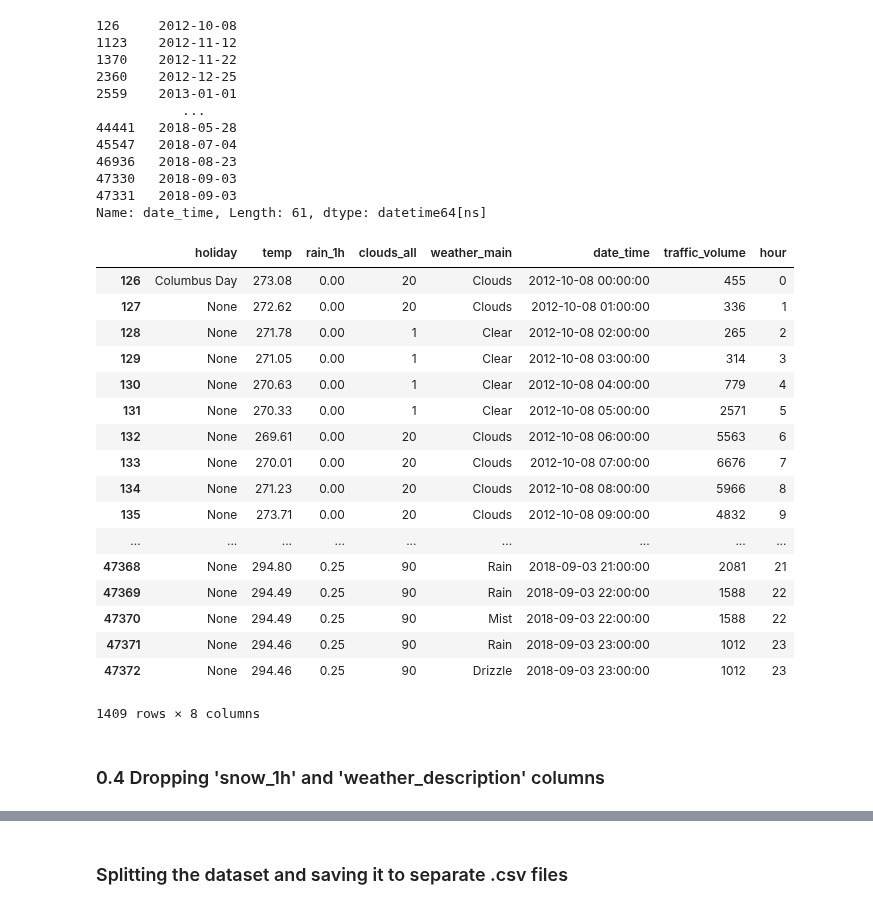
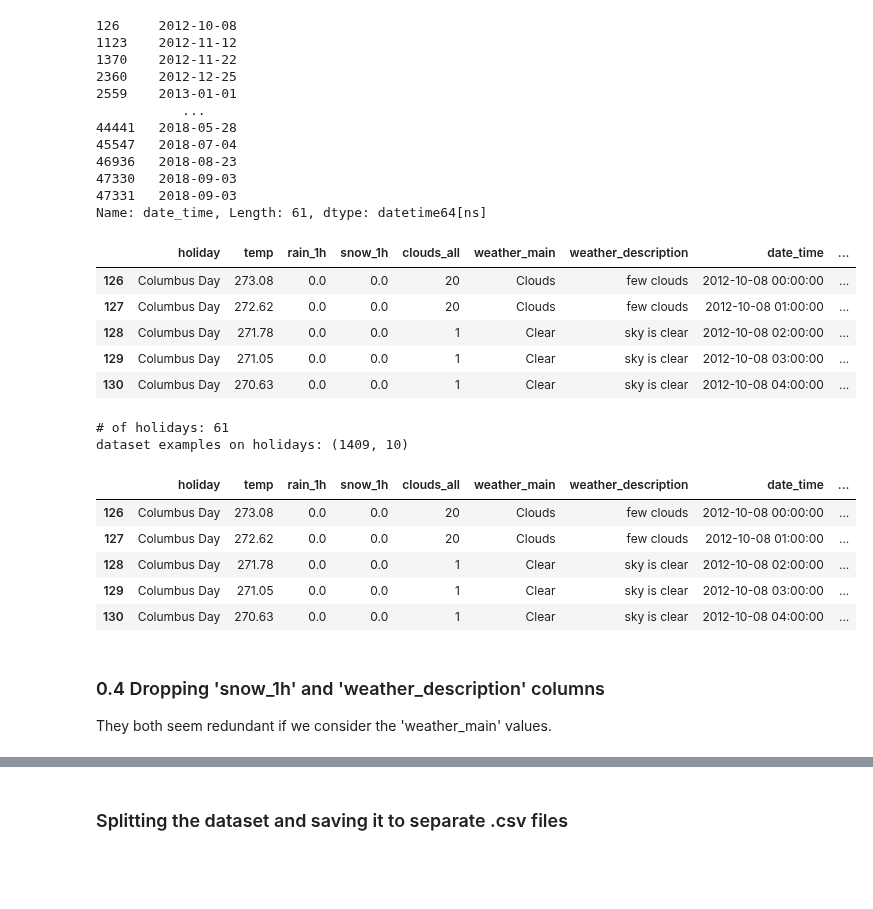
Before and after one commit to laurelkeys/machine-learning, a Jupyter notebook: assignment-1/Assignment1.ipynb, the cells around one changed output, grey strips where cells are left out. Cells and saved outputs as stored; diff of their text form; code cells hidden in the pictures; blank space fills up the shorter version.

Commit message:
Clean the dataset

```diff
--- a/assignment-1/Assignment1.ipynb
+++ b/assignment-1/Assignment1.ipynb
@@ -366,29 +374,39 @@ Name: date_time, Length: 61, dtype: datetime64[ns]
 # %%
 # obs.: since we have 48194 examples in 'data' and 2.79% of days are holidays, we should
 #       obtain around 0.028 * 48194 ~= 1350 entries where data.holiday != "None"
 
-data.loc[(data['date_time'].dt.normalize().isin(holiday_dates))]
+data.loc[(data['date_time'].dt.normalize().isin(holiday_dates))].head()
 # %% [output]
-|  | holiday | temp | rain_1h | clouds_all | weather_main | date_time | traffic_volume | hour |
-| 126 | Columbus Day | 273.08 | 0.00 | 20 | Clouds | 2012-10-08 00:00:00 | 455 | 0 |
-| 127 | None | 272.62 | 0.00 | 20 | Clouds | 2012-10-08 01:00:00 | 336 | 1 |
-| 128 | None | 271.78 | 0.00 | 1 | Clear | 2012-10-08 02:00:00 | 265 | 2 |
-| 129 | None | 271.05 | 0.00 | 1 | Clear | 2012-10-08 03:00:00 | 314 | 3 |
-| 130 | None | 270.63 | 0.00 | 1 | Clear | 2012-10-08 04:00:00 | 779 | 4 |
-| 131 | None | 270.33 | 0.00 | 1 | Clear | 2012-10-08 05:00:00 | 2571 | 5 |
-| 132 | None | 269.61 | 0.00 | 20 | Clouds | 2012-10-08 06:00:00 | 5563 | 6 |
-| 133 | None | 270.01 | 0.00 | 20 | Clouds | 2012-10-08 07:00:00 | 6676 | 7 |
-| 134 | None | 271.23 | 0.00 | 20 | Clouds | 2012-10-08 08:00:00 | 5966 | 8 |
-| 135 | None | 273.71 | 0.00 | 20 | Clouds | 2012-10-08 09:00:00 | 4832 | 9 |
-| ... | ... | ... | ... | ... | ... | ... | ... | ... |
-| 47368 | None | 294.80 | 0.25 | 90 | Rain | 2018-09-03 21:00:00 | 2081 | 21 |
-| 47369 | None | 294.49 | 0.25 | 90 | Rain | 2018-09-03 22:00:00 | 1588 | 22 |
-| 47370 | None | 294.49 | 0.25 | 90 | Mist | 2018-09-03 22:00:00 | 1588 | 22 |
-| 47371 | None | 294.46 | 0.25 | 90 | Rain | 2018-09-03 23:00:00 | 1012 | 23 |
-| 47372 | None | 294.46 | 0.25 | 90 | Drizzle | 2018-09-03 23:00:00 | 1012 | 23 |
+|  | holiday | temp | rain_1h | snow_1h | clouds_all | weather_main | weather_description | date_time | ... |
+| 126 | Columbus Day | 273.08 | 0.0 | 0.0 | 20 | Clouds | few clouds | 2012-10-08 00:00:00 | ... |
+| 127 | Columbus Day | 272.62 | 0.0 | 0.0 | 20 | Clouds | few clouds | 2012-10-08 01:00:00 | ... |
+| 128 | Columbus Day | 271.78 | 0.0 | 0.0 | 1 | Clear | sky is clear | 2012-10-08 02:00:00 | ... |
+| 129 | Columbus Day | 271.05 | 0.0 | 0.0 | 1 | Clear | sky is clear | 2012-10-08 03:00:00 | ... |
+| 130 | Columbus Day | 270.63 | 0.0 | 0.0 | 1 | Clear | sky is clear | 2012-10-08 04:00:00 | ... |
-1409 rows × 8 columns
+# %%
+holiday_names = [row["holiday"] for index, row in holidays.iterrows()]
+print(f"# of holidays: {len(holiday_names)}")
+
+# add holiday name to holiday days on hours other than 00:00:00
+for holiday_name, holiday_date in zip(holiday_names, holiday_dates):
+    data.loc[(data['date_time'].dt.normalize() == holiday_date), "holiday"] = holiday_name
+
+print(f"dataset examples on holidays: {data[data.holiday != 'None'].shape}")
+# %% [output]
+# of holidays: 61
+dataset examples on holidays: (1409, 10)
+# %%
+data[data.holiday != "None"].head()
+# %% [output]
+|  | holiday | temp | rain_1h | snow_1h | clouds_all | weather_main | weather_description | date_time | ... |
+| 126 | Columbus Day | 273.08 | 0.0 | 0.0 | 20 | Clouds | few clouds | 2012-10-08 00:00:00 | ... |
+| 127 | Columbus Day | 272.62 | 0.0 | 0.0 | 20 | Clouds | few clouds | 2012-10-08 01:00:00 | ... |
+| 128 | Columbus Day | 271.78 | 0.0 | 0.0 | 1 | Clear | sky is clear | 2012-10-08 02:00:00 | ... |
+| 129 | Columbus Day | 271.05 | 0.0 | 0.0 | 1 | Clear | sky is clear | 2012-10-08 03:00:00 | ... |
+| 130 | Columbus Day | 270.63 | 0.0 | 0.0 | 1 | Clear | sky is clear | 2012-10-08 04:00:00 | ... |
 # %% [markdown]
 ### 0.4 Dropping 'snow_1h' and 'weather_description' columns
+They both seem redundant if we consider the 'weather_main' values.
 # %%
 data.drop(columns=["snow_1h", "weather_description"], inplace=True)
 # %%
```
Also changed, not shown: parts of 8 cells of this notebook, 1 other file.
